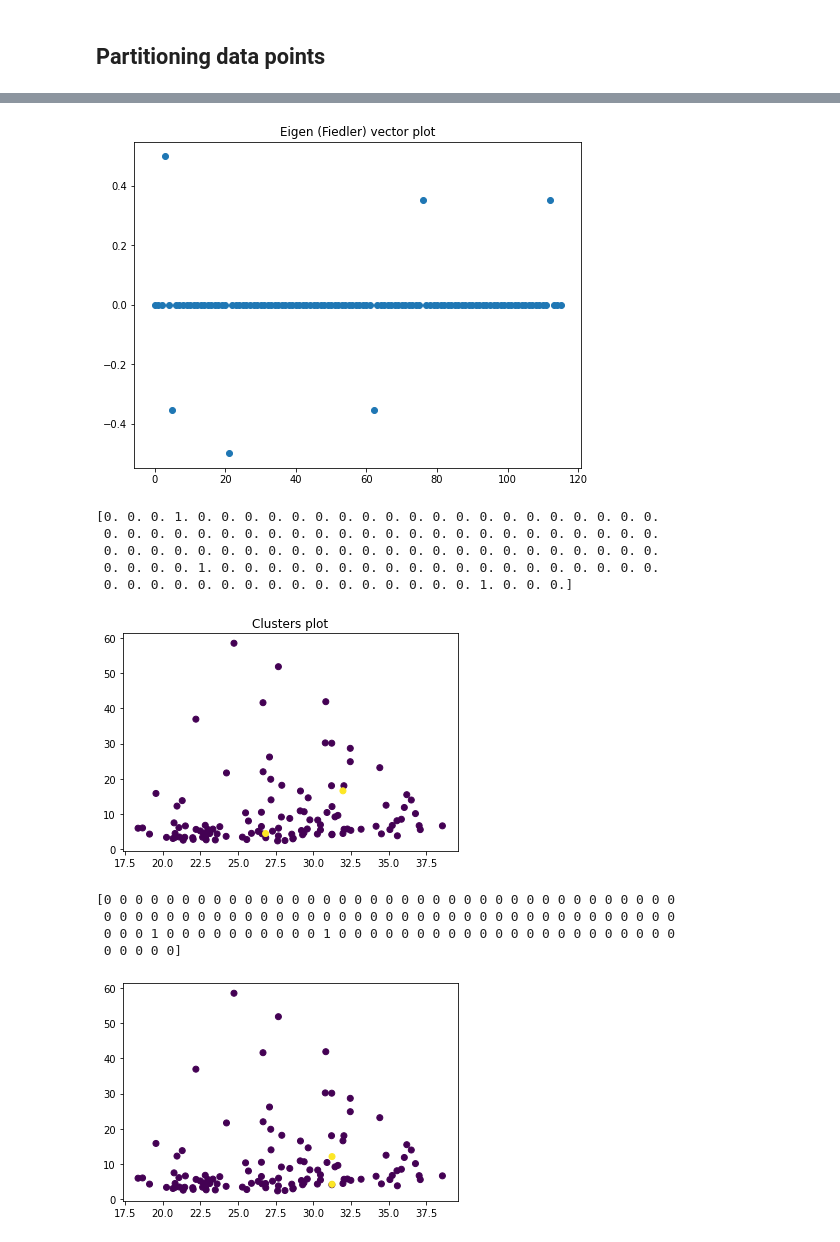
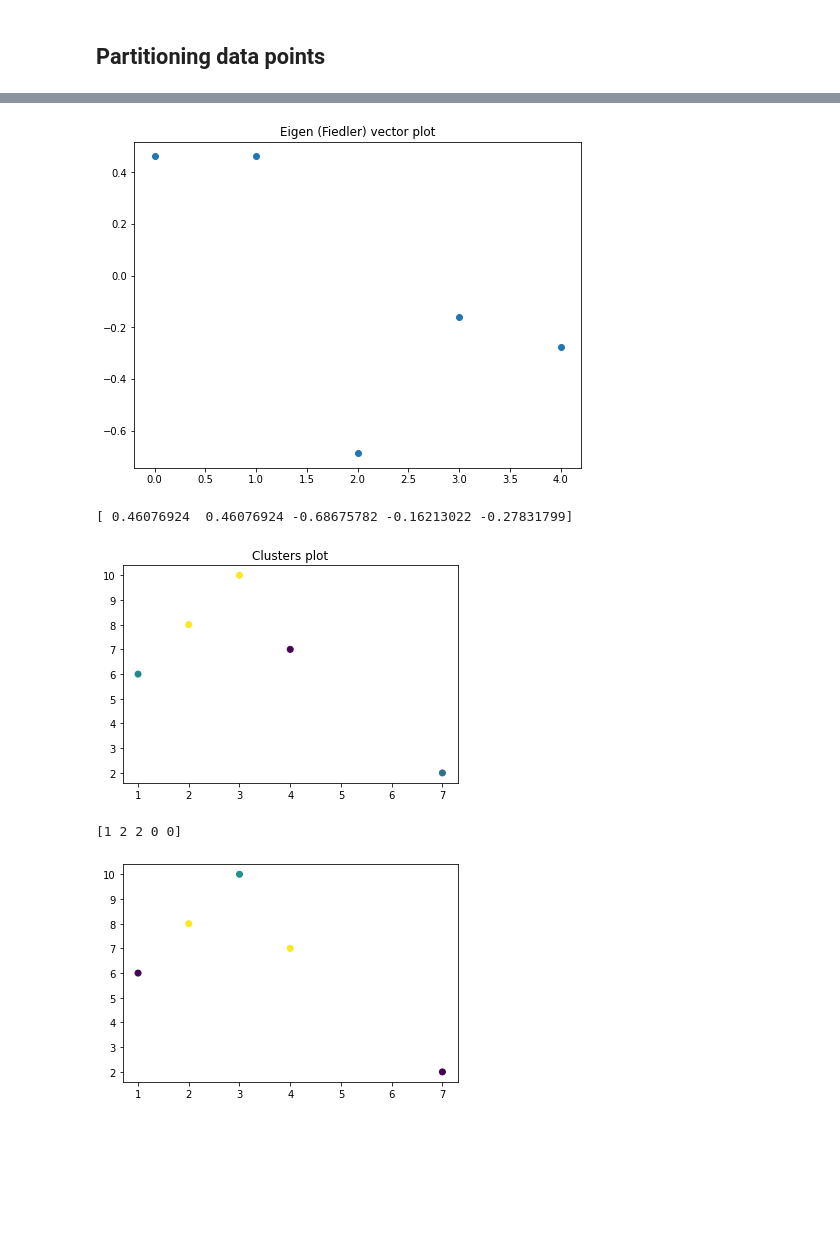
Before and after one commit to owuordickson/spectral_gp, a Jupyter notebook: nbs/spectral_gp.ipynb, the cells around one changed output, grey strips where cells are left out. Cells and saved outputs as stored; diff of their text form; code cells hidden in the pictures; blank space fills up the shorter version.

```diff
--- a/nbs/spectral_gp.ipynb
+++ b/nbs/spectral_gp.ipynb
@@ -48,8 +48,8 @@ Data set is the GP bitmaps (X0, X1, ..., Xn). Each attribute generates a GP bitm
 #y, features
 # %%
 
-#ds = sgp.DataGP('.\data\DATASET.csv')
-ds = sgp.DataGP('./data/breast_cancer.csv')
+ds = sgp.DataGP('.\data\DATASET.csv')
+#ds = sgp.DataGP('./data/breast_cancer.csv')
 
 data_size = ds.row_count
 features = np.array(ds.data, dtype=np.float64)
@@ -128,8 +103,8 @@ for i in range(data_size):
             X[i][j] = 1
             X[j][i] = 1
         elif (feature_X[i][0] > feature_X[j][0]) and (feature_X[i][1] < feature_X[j][1]):
-            X[i][j] = -1
-            X[j][i] = -1
-gp_graph = X
-gp_graph
+            X[i][j] = 2
+            X[j][i] = 2
+gp_bitmap = X
+gp_bitmap
 # %% [output]
@@ -145,8 +118,11 @@ array([[ 0., -1., -1., ...,  1.,  1.,  1.],
 # %%
 # Similarity graph
 
+gp_graph = knn_dist_graph
+gp_graph = gp_bitmap
+
 sigma = 1
-similarity_graph = csr_matrix(gp_graph.shape)
+similarity_graph = lil_matrix(gp_graph.shape)  # instead of csr_natrix
 nonzeroindices = gp_graph.nonzero()
 similarity_graph[nonzeroindices] = np.exp( -np.asarray(gp_graph[nonzeroindices])**2 / 2.0 * sigma**2)
 similarity_graph = 0.5 * (similarity_graph + similarity_graph.T)
@@ -330,14 +233,14 @@ plt.scatter(np.arange(data_size), evecs[:,fiedler_index].tolist())
 plt.title("Eigen (Fiedler) vector plot")
 plt.show()
 # %% [output]
-[figure, old version]
+[figure, new version]
 # %%
 fiedler_vector = evecs[:,fiedler_index].copy()
 #print(fiedler_vector)
 
 # Thresholding the values in this eigen vector at 0
-fiedler_vector[fiedler_vector < 0.0] = 0
-fiedler_vector[fiedler_vector > 0.0] = 1
+#fiedler_vector[fiedler_vector < 0.0] = 0
+#fiedler_vector[fiedler_vector > 0.0] = 1
 new_labels = np.asarray(fiedler_vector)[:,0]
 print(new_labels)
 
@@ -346,26 +249,19 @@ plt.scatter(feature_X[:,0], feature_X[:,1], c=new_labels.astype(float))
 plt.title("Clusters plot")
 plt.show()
 # %% [output]
-[0. 0. 0. 1. 0. 0. 0. 0. 0. 0. 0. 0. 0. 0. 0. 0. 0. 0. 0. 0. 0. 0. 0. 0.
- 0. 0. 0. 0. 0. 0. 0. 0. 0. 0. 0. 0. 0. 0. 0. 0. 0. 0. 0. 0. 0. 0. 0. 0.
- 0. 0. 0. 0. 0. 0. 0. 0. 0. 0. 0. 0. 0. 0. 0. 0. 0. 0. 0. 0. 0. 0. 0. 0.
- 0. 0. 0. 0. 1. 0. 0. 0. 0. 0. 0. 0. 0. 0. 0. 0. 0. 0. 0. 0. 0. 0. 0. 0.
- 0. 0. 0. 0. 0. 0. 0. 0. 0. 0. 0. 0. 0. 0. 0. 0. 1. 0. 0. 0.]
+[ 0.46076924  0.46076924 -0.68675782 -0.16213022 -0.27831799]
-[figure, old version]
+[figure, new version]
 # %%
 # Using KMeans clustering (NOT VERY  ACCURATE)
-num_clusters = 2
+num_clusters = 3
 kmean_labels = KMeans(n_clusters=num_clusters).fit_predict(L_norm)
 print(kmean_labels)
 
 plt.scatter(feature_X[:,0], feature_X[:,1], c=kmean_labels.astype(float))
 plt.show()
 # %% [output]
-[0 0 0 0 0 0 0 0 0 0 0 0 0 0 0 0 0 0 0 0 0 0 0 0 0 0 0 0 0 0 0 0 0 0 0 0 0
- 0 0 0 0 0 0 0 0 0 0 0 0 0 0 0 0 0 0 0 0 0 0 0 0 0 0 0 0 0 0 0 0 0 0 0 0 0
- 0 0 0 1 0 0 0 0 0 0 0 0 0 0 1 0 0 0 0 0 0 0 0 0 0 0 0 0 0 0 0 0 0 0 0 0 0
- 0 0 0 0 0]
+[1 2 2 0 0]
-[figure, old version]
+[figure, new version]
 # %%
 # Evaluation of clustering result of KMeans (true_labels, predicted_labels)
 y = kmean_labels
```
Also changed, not shown: parts of 14 cells of this notebook.
